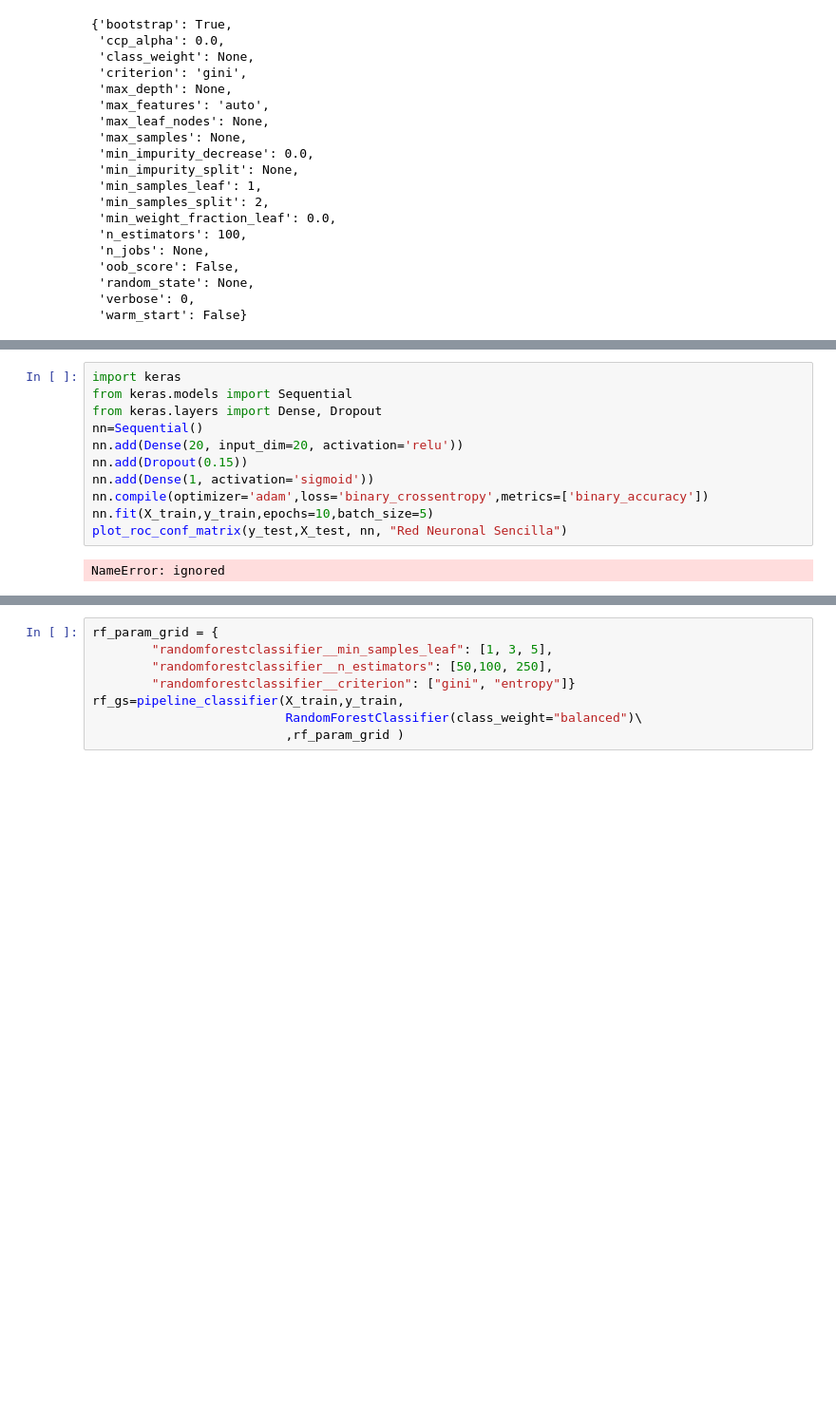
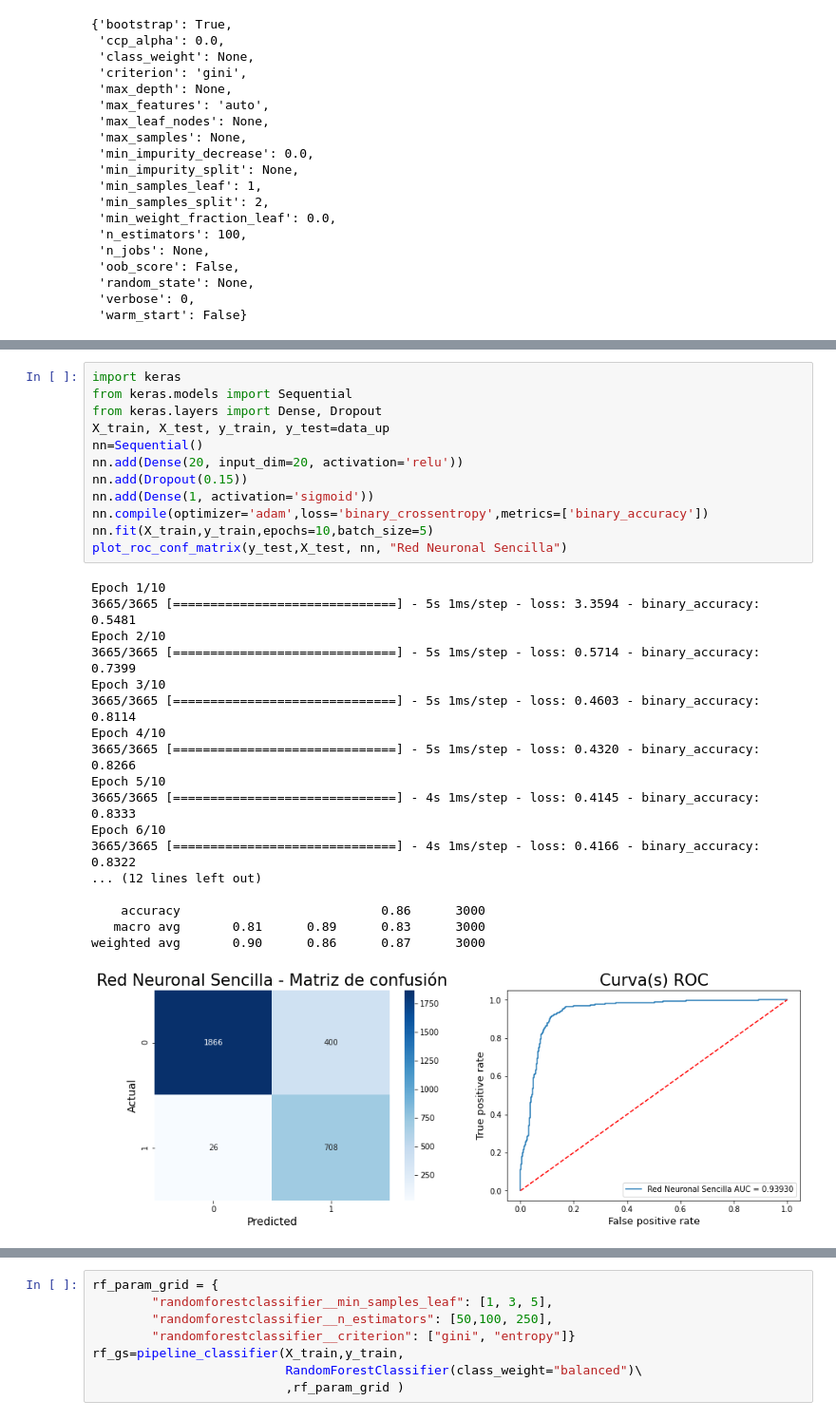
Before and after one commit to JECaballeroR/EmployeeTurnover, a Jupyter notebook: Clonk_Prueba_selección.ipynb, the cells around one changed output, grey strips where cells are left out. Shown at 95% size. Saved outputs shown, nothing was run; the diff lists cells and outputs as text; blank space fills up the shorter version.

```diff
--- a/Clonk_Prueba_selección.ipynb
+++ b/Clonk_Prueba_selección.ipynb
@@ -586,15 +594,33 @@ weighted avg       0.93      0.91      0.91      3000
 # %%
 import keras
 from keras.models import Sequential
 from keras.layers import Dense, Dropout
+X_train, X_test, y_train, y_test=data_up
 nn=Sequential()
 nn.add(Dense(20, input_dim=20, activation='relu'))
 nn.add(Dropout(0.15))
 nn.add(Dense(1, activation='sigmoid'))
 nn.compile(optimizer='adam',loss='binary_crossentropy',metrics=['binary_accuracy'])
 nn.fit(X_train,y_train,epochs=10,batch_size=5)
 plot_roc_conf_matrix(y_test,X_test, nn, "Red Neuronal Sencilla")
 # %% [output]
-NameError: ignored
+Epoch 1/10
+3665/3665 [==============================] - 5s 1ms/step - loss: 3.3594 - binary_accuracy: 0.5481
+Epoch 2/10
+3665/3665 [==============================] - 5s 1ms/step - loss: 0.5714 - binary_accuracy: 0.7399
+Epoch 3/10
+3665/3665 [==============================] - 5s 1ms/step - loss: 0.4603 - binary_accuracy: 0.8114
+Epoch 4/10
+3665/3665 [==============================] - 5s 1ms/step - loss: 0.4320 - binary_accuracy: 0.8266
+Epoch 5/10
+3665/3665 [==============================] - 4s 1ms/step - loss: 0.4145 - binary_accuracy: 0.8333
+Epoch 6/10
+3665/3665 [==============================] - 4s 1ms/step - loss: 0.4166 - binary_accuracy: 0.8322
+... (12 lines left out)
+
+    accuracy                           0.86      3000
+   macro avg       0.81      0.89      0.83      3000
+weighted avg       0.90      0.86      0.87      3000
+[figure, added]
 # %%
 plt.figure(figsize=(10,10))
```
Also changed, not shown: parts of 34 cells of this notebook.
